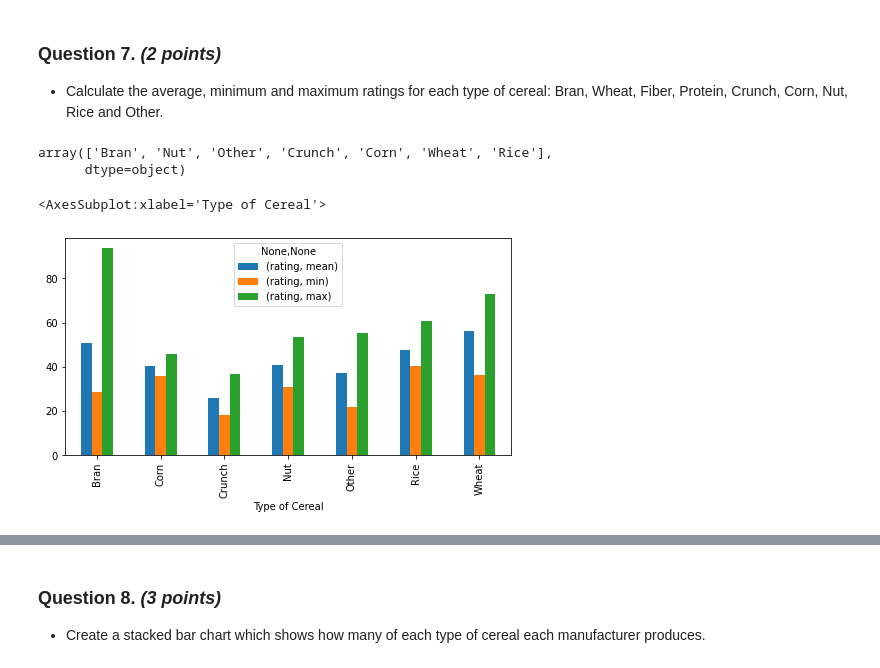
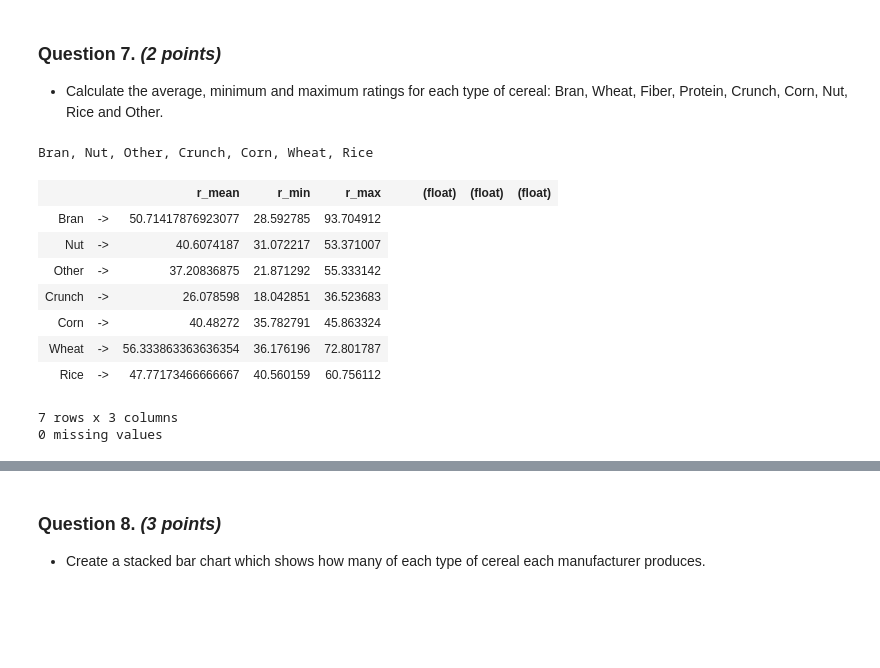
Before and after one commit to Alkasai/3250B, a Jupyter notebook: notebooks/[fsharp] Assignment 1.ipynb, the cells around one changed output, grey strips where cells are left out. Saved outputs shown, nothing was run; the diff lists cells and outputs as text; code cells hidden in the pictures; blank space fills up the shorter version.

```diff
--- a/notebooks/[fsharp] Assignment 1.ipynb
+++ b/notebooks/[fsharp] Assignment 1.ipynb
@@ -504,13 +504,28 @@ df
 ### **Question 7.** _(2 points)_
 * Calculate the average, minimum and maximum ratings for each type of cereal: Bran, Wheat, Fiber, Protein, Crunch, Corn, Nut, Rice and Other.
 # %%
-df["Type of Cereal"].unique()
+df |> unique "Type of Cereal"
 # %% [output]
-array(['Bran', 'Nut', 'Other', 'Crunch', 'Corn', 'Wheat', 'Rice'],
-      dtype=object)
+Bran, Nut, Other, Crunch, Corn, Wheat, Rice
-# %%
-df.groupby("Type of Cereal").aggregate({ "rating": ["mean", "min", "max"] })\
-    .plot(kind="bar", figsize=(8,4))
-# %% [output]
-<AxesSubplot:xlabel='Type of Cereal'>
-[figure, removed]
+# %%
+let typeOfCereal =
+    df
+    |> aggregateRowsBy
+        "Type of Cereal"
+        [
+            "rating", Stats.mean, "r_mean"
+            "rating", Stats.min, "r_min"
+            "rating", Stats.max, "r_max"
+        ]
+typeOfCereal
+# %% [output]
+|  |  | r_mean | r_min | r_max |  |  | (float) | (float) | (float) |
+| Bran | -> | 50.71417876923077 | 28.592785 | 93.704912 |
+| Nut | -> | 40.6074187 | 31.072217 | 53.371007 |
+| Other | -> | 37.20836875 | 21.871292 | 55.333142 |
+| Crunch | -> | 26.078598 | 18.042851 | 36.523683 |
+| Corn | -> | 40.48272 | 35.782791 | 45.863324 |
+| Wheat | -> | 56.333863363636354 | 36.176196 | 72.801787 |
+| Rice | -> | 47.77173466666667 | 40.560159 | 60.756112 |
+7 rows x 3 columns
+0 missing values
```
Also changed, not shown: parts of 1 cell of this notebook.
